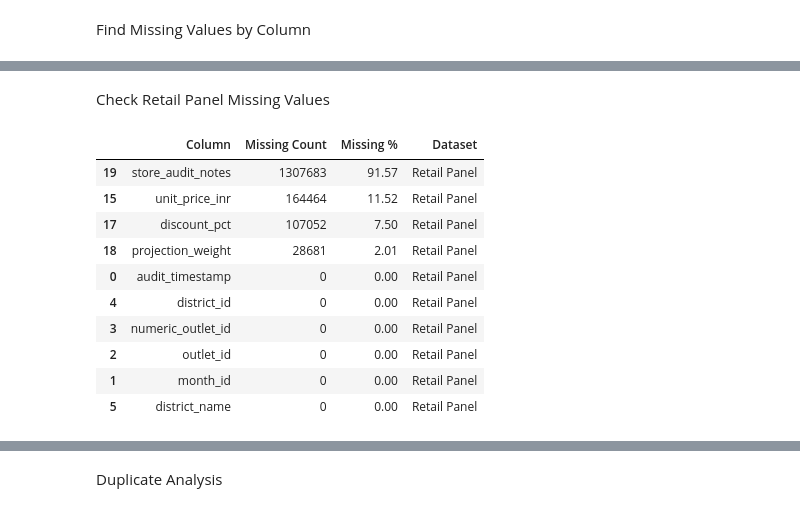
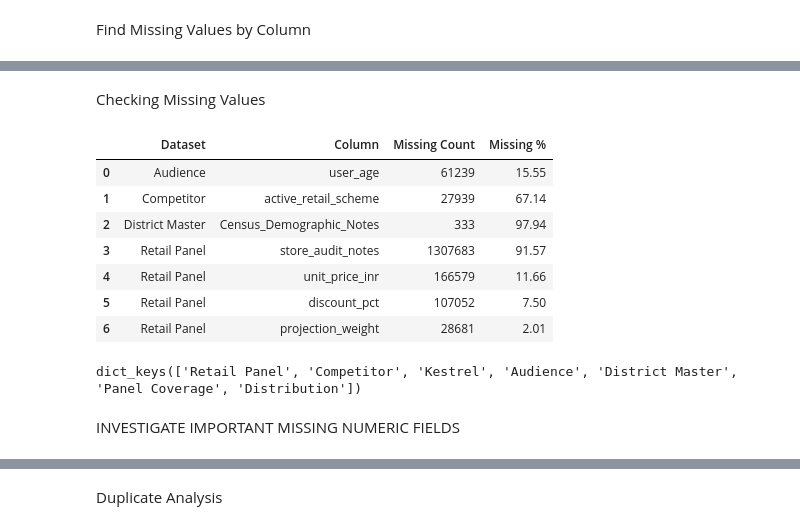
Before and after one commit to Sivahiteshreddy/Tailwyndz-Empty-On-The-Map, a Jupyter notebook: Notebooks/02_data_preparation.ipynb, the cells around one changed output, grey strips where cells are left out. Drawn from its saved outputs; the diff is of its cells as text; code cells hidden in the pictures.

Commit message:
Updated data preparation and validation

```diff
--- a/Notebooks/02_data_preparation.ipynb
+++ b/Notebooks/02_data_preparation.ipynb
@@ -243,0 +247,18 @@ def missing_by_column(df, name):
+# %%
+# MISSING VALUES BY COLUMN
+missing_reports = []
+
+for name, df in working_datasets.items():
+    report = missing_by_column(df, name)
+    missing_reports.append(report)
+
+missing_report = (
+    pd.concat(missing_reports, ignore_index=True)
+    .sort_values(
+        ["Dataset", "Missing %"],
+        ascending=[True, False]
+    )
+    .reset_index(drop=True)
+)
+
+display(missing_report)
@@ -244,21 +279,50 @@ def missing_by_column(df, name):
 # %% [markdown]
-Check Retail Panel Missing Values
+Checking Missing Values
 # %%
-retail_missing = missing_by_column(
-    retail_panel_clean,
-    "Retail Panel"
+# MISSING VALUE AUDIT — ALL DATASETS
+missing_results = []
+
+for dataset_name, df in working_datasets.items():
+
+    missing = df.isna().sum()
+
+    missing_pct = (missing / len(df) * 100).round(2)
+
+    for column in df.columns:
+        missing_results.append({
+            "Dataset": dataset_name,
+            "Column": column,
+            "Missing Count": int(missing[column]),
+            "Missing %": missing_pct[column]
+        })
+
+missing_report = pd.DataFrame(missing_results)
+
+# Show only columns that actually contain missing values
+missing_report_nonzero = (
+    missing_report[
+        missing_report["Missing Count"] > 0
+    ]
+    .sort_values(
+        ["Dataset", "Missing %"],
+        ascending=[True, False]
+    )
+    .reset_index(drop=True)
 )
 
-retail_missing.head(10)
+display(missing_report_nonzero)
 # %% [output]
-|  | Column | Missing Count | Missing % | Dataset |
-| 19 | store_audit_notes | 1307683 | 91.57 | Retail Panel |
-| 15 | unit_price_inr | 164464 | 11.52 | Retail Panel |
-| 17 | discount_pct | 107052 | 7.50 | Retail Panel |
-| 18 | projection_weight | 28681 | 2.01 | Retail Panel |
-| 0 | audit_timestamp | 0 | 0.00 | Retail Panel |
-| 4 | district_id | 0 | 0.00 | Retail Panel |
-| 3 | numeric_outlet_id | 0 | 0.00 | Retail Panel |
-| 2 | outlet_id | 0 | 0.00 | Retail Panel |
-| 1 | month_id | 0 | 0.00 | Retail Panel |
-| 5 | district_name | 0 | 0.00 | Retail Panel |
+|  | Dataset | Column | Missing Count | Missing % |
+| 0 | Audience | user_age | 61239 | 15.55 |
+| 1 | Competitor | active_retail_scheme | 27939 | 67.14 |
+| 2 | District Master | Census_Demographic_Notes | 333 | 97.94 |
+| 3 | Retail Panel | store_audit_notes | 1307683 | 91.57 |
+| 4 | Retail Panel | unit_price_inr | 166579 | 11.66 |
+| 5 | Retail Panel | discount_pct | 107052 | 7.50 |
+| 6 | Retail Panel | projection_weight | 28681 | 2.01 |
+# %%
+print(datasets.keys())
+# %% [output]
+dict_keys(['Retail Panel', 'Competitor', 'Kestrel', 'Audience', 'District Master', 'Panel Coverage', 'Distribution'])
+# %% [markdown]
+INVESTIGATE IMPORTANT MISSING NUMERIC FIELDS
```
Also changed, not shown: parts of 84 cells of this notebook, 2 other files.
